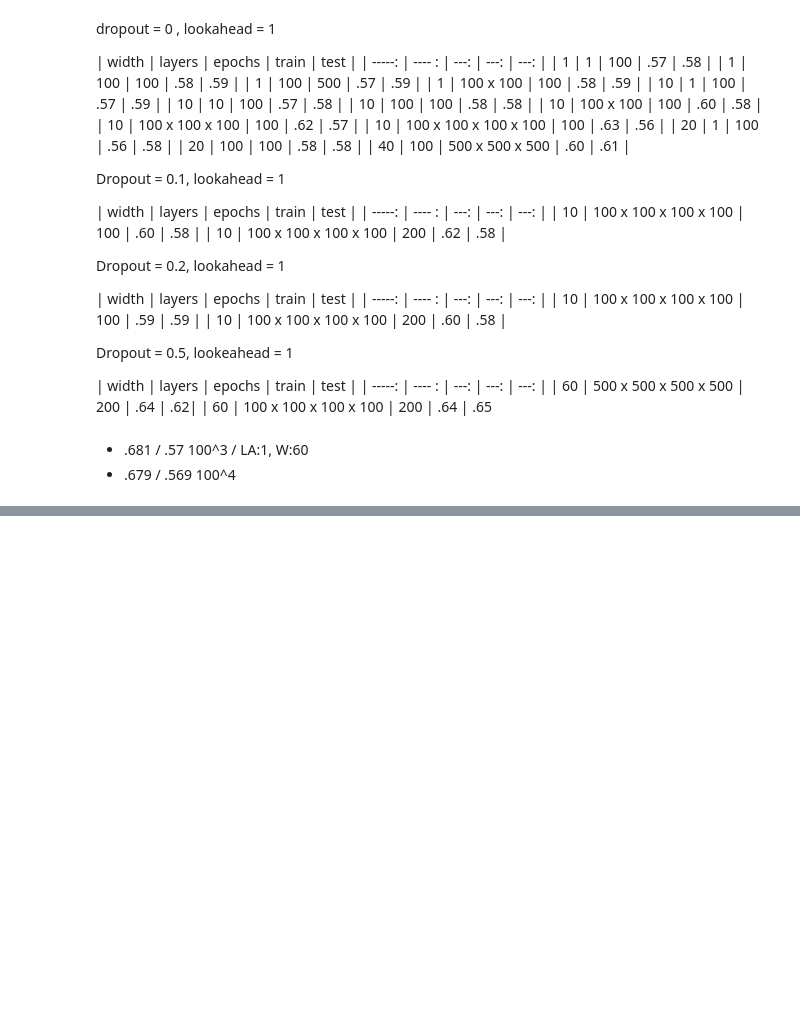
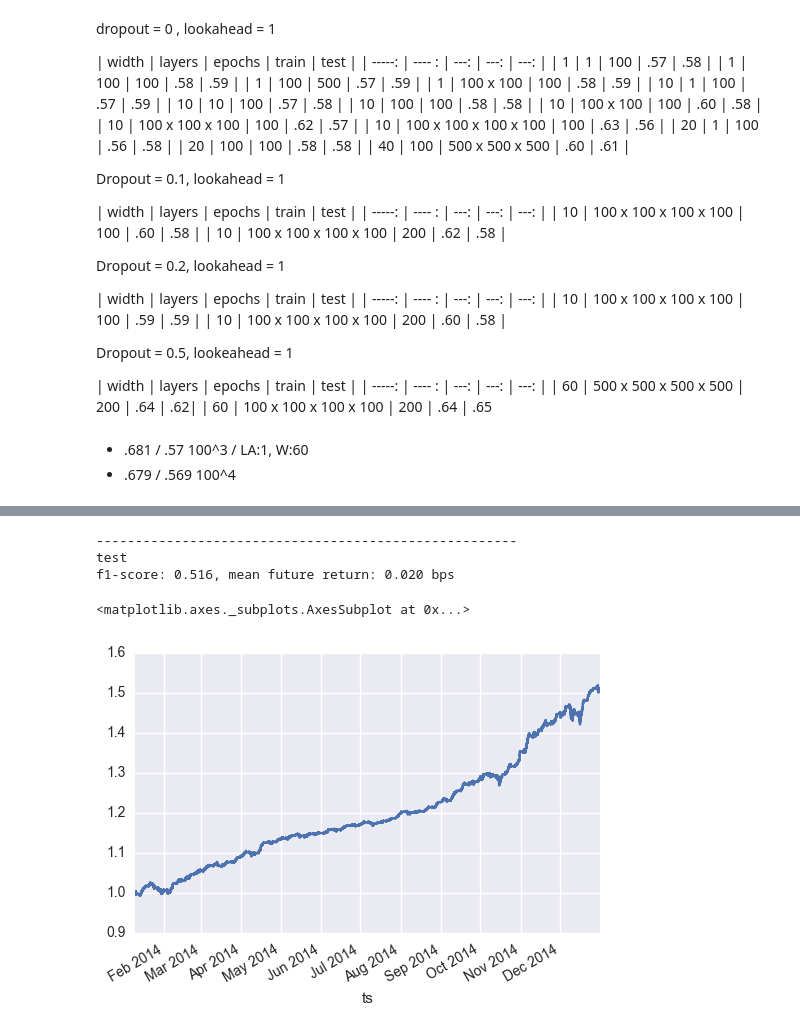
Before and after one commit to andrewwilson/mlnd_capstone, a Jupyter notebook: EvaluateModels.ipynb, the cells around one changed output, grey strips where cells are left out. Saved outputs shown, nothing was run; the diff lists cells and outputs as text; code cells hidden in the pictures; blank space fills up the shorter version.

```diff
--- a/EvaluateModels.ipynb
+++ b/EvaluateModels.ipynb
@@ -52,3 +60,11 @@ n_features: 243
 
 # print( "train f1", f1_score(Y_train, lr_model.predict(X_train), average='weighted') )
 # print( "test f1", f1_score(Y_test, lr_model.predict(X_test), average='weighted'))
+# %%
+from sklearn.naive_bayes import GaussianNB
+gnb_model = GaussianNB()
+gnb_model.fit(X_train.as_matrix(), Y_train)
+
+print( "train f1", f1_score(Y_train, gnb_model.predict(X_train), average='weighted') )
+print( "dev f1", f1_score(Y_dev, gnb_model.predict(X_dev), average='weighted'))
+print( "test f1", f1_score(Y_test, gnb_model.predict(X_test), average='weighted'))
@@ -281,0 +316,15 @@ avg / total       0.51      0.51      0.50    309384
+# %%
+# adaboost model
+# load test dataset
+X_test, Y_test, prices_test, fut_return_test = datasets.load(datasets.filename(dataset_name, lookahead, window, sym, 2014))
+#X_test, Y_test, prices_test, fut_return_test = datasets.prepare_dataset2(df=datasets.random_ohlc(300000),lookahead=1, window=25)
+Y_test_pred = adb_model.predict(X_test)
+Y_test_pred_class = utils.prediction_to_category2(Y_test_pred)
+performance_report("test",  prices_test,  lookahead, Y_test, Y_test_pred_class)
+(fut_return_test.ix[Y_test_pred_class[:]]+1).cumprod().plot()
+# %% [output]
+------------------------------------------------------
+test
+f1-score: 0.516, mean future return: 0.020 bps
+<matplotlib.axes._subplots.AxesSubplot at 0x...>
+[figure, added]
```
Also changed, not shown: parts of 26 cells of this notebook, 6 other files.
